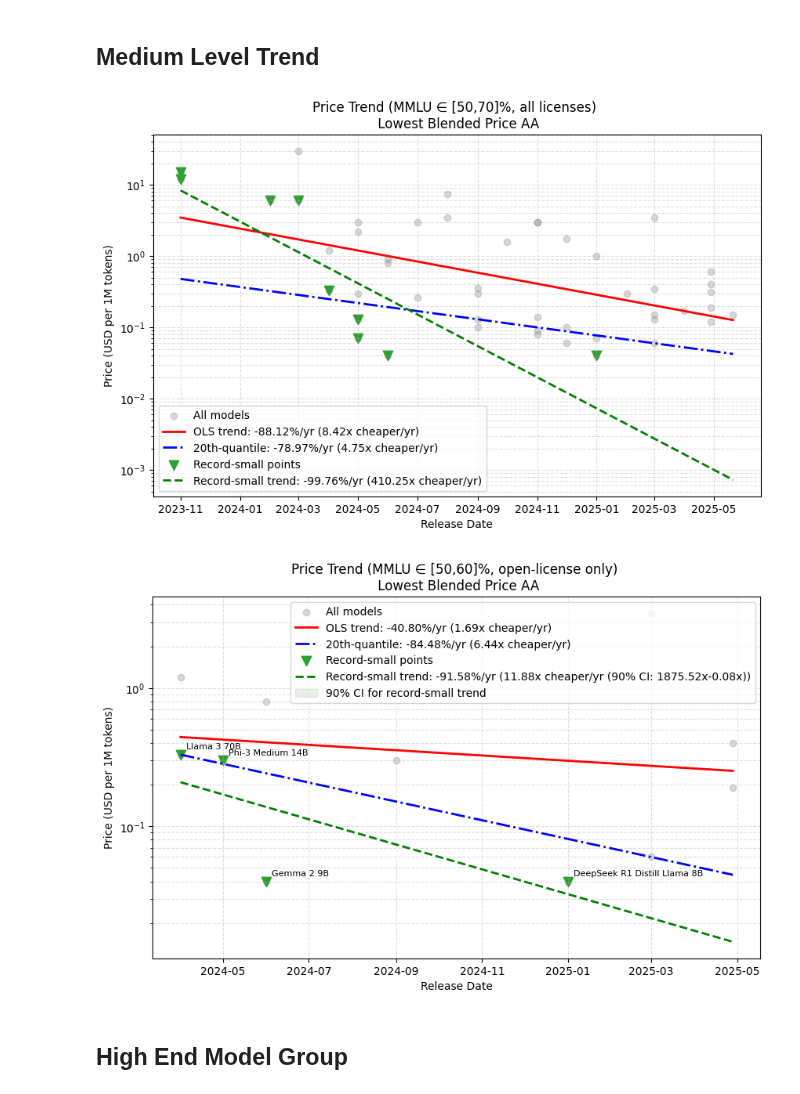
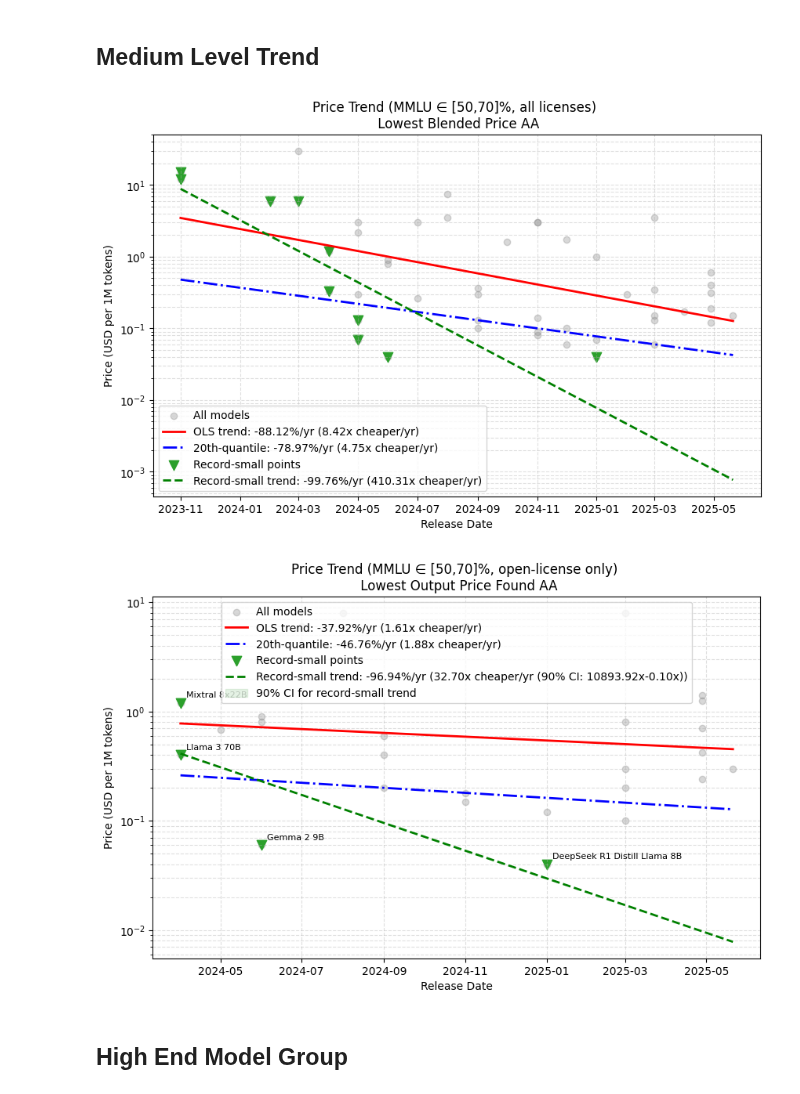
Before and after one commit to hansgundlach/Algorithmic_Progress_Inference, a Jupyter notebook: price_analysis_new.ipynb, the cells around one changed output. Cells and saved outputs as stored; diff of their text form; code cells hidden in the pictures.

```diff
--- a/price_analysis_new.ipynb
+++ b/price_analysis_new.ipynb
@@ -461,10 +461,10 @@ plot_price_trend_by_mmlu(30, 50, open_license_only=True, quantile=0.2, price_col
 ## Medium Level Trend
 # %%
 plot_price_trend_by_mmlu(50, 70, open_license_only=False, quantile=0.2, price_col="Lowest Blended Price AA")
-plot_price_trend_by_mmlu(50, 60, open_license_only=True, quantile=0.2, price_col="Lowest Blended Price AA", show_model_names=True, show_confidence_interval=True)
+plot_price_trend_by_mmlu(50, 70, open_license_only=True, quantile=0.2, price_col="Lowest Output Price Found AA", show_model_names=True, show_confidence_interval=True)
 # %% [output]
-[figure, old version]
+[figure, new version]
-[figure, old version]
+[figure, new version]
 # %% [markdown]
 ## High End Model Group
 # %%
```
Also changed, not shown: parts of 14 cells of this notebook, 2 other files.
